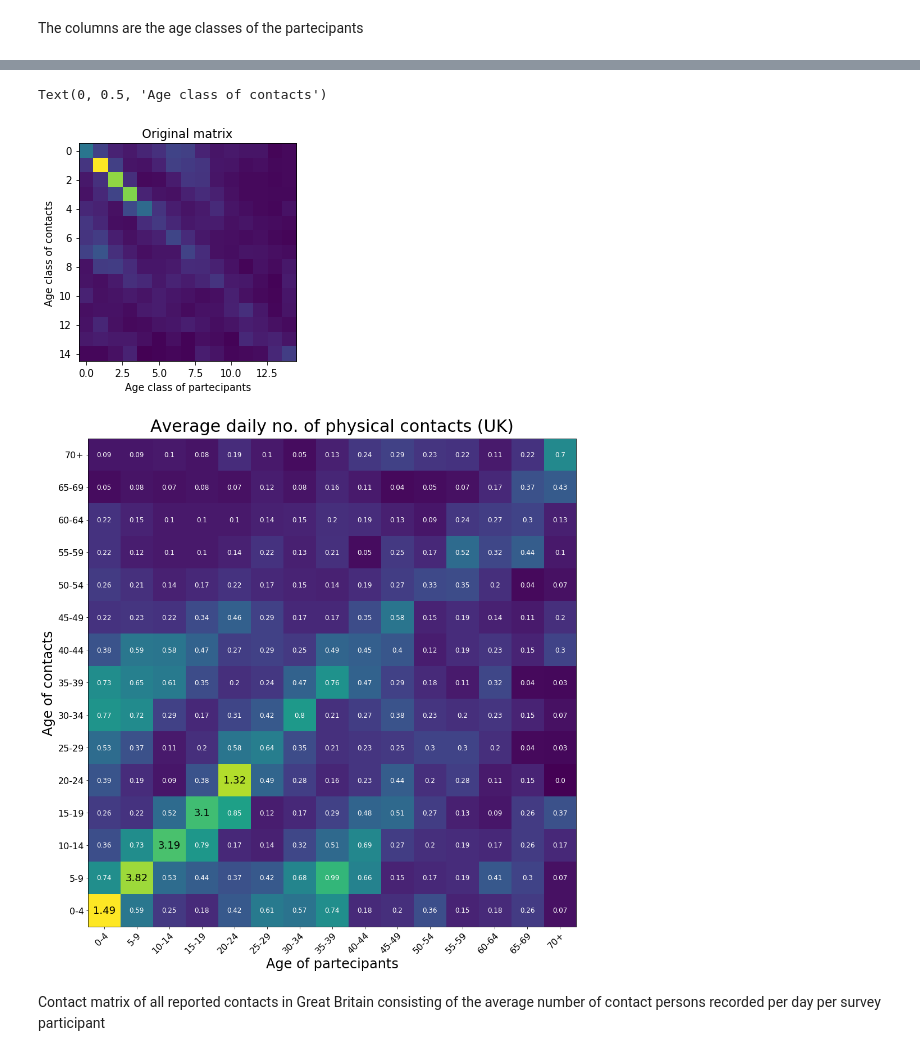
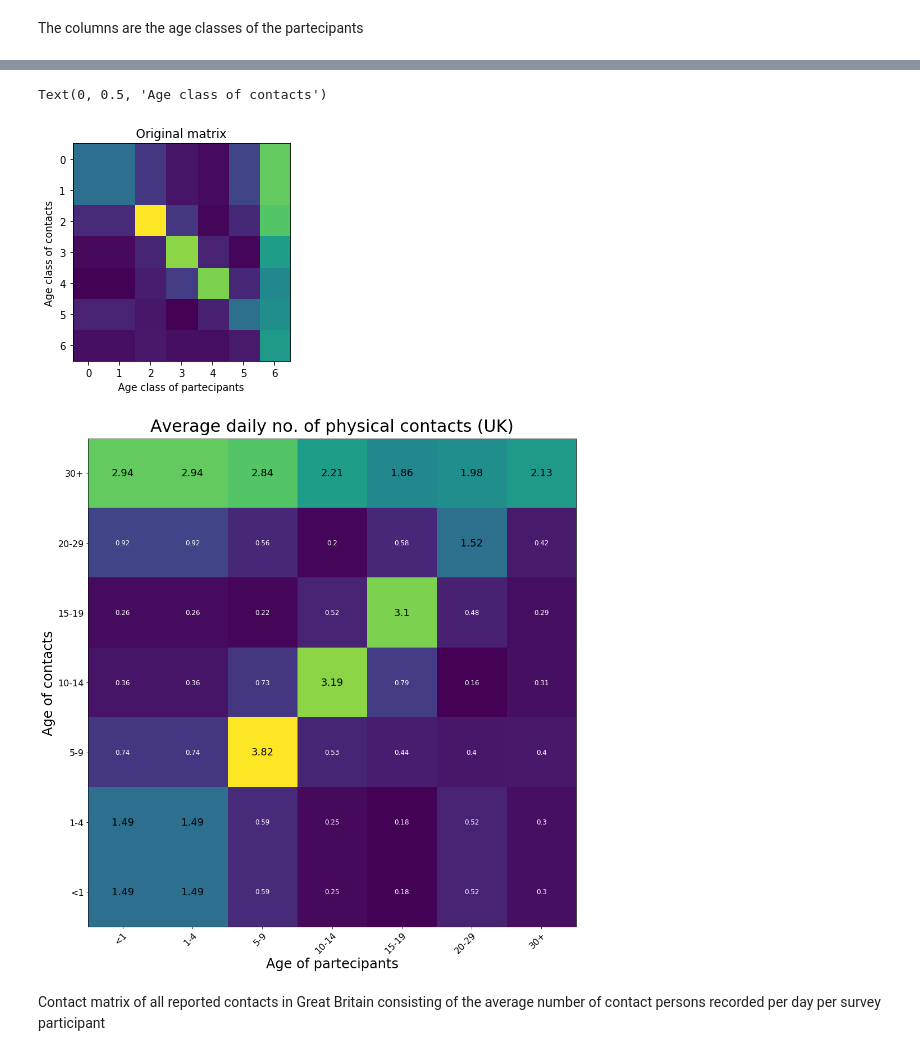
Before and after one commit to dhelekal/EpiRSG2020, a Jupyter notebook: data_nb/Polymod.ipynb, the cells around one changed output, grey strips where cells are left out. Saved outputs shown, nothing was run; the diff lists cells and outputs as text; code cells hidden in the pictures.

Commit message:
New plots

```diff
--- a/data_nb/Polymod.ipynb
+++ b/data_nb/Polymod.ipynb
@@ -6,10 +6,16 @@ we download the matrix with avg number of contacts per day of the partecipants d
 import pandas as pd
 import matplotlib.pyplot as plt
 import numpy as np
+# %%
+which_poly = "7_pool"
 # %%
-Polymod_data = pd.read_csv("./Physical_Contacts_Polymod.csv", header = 1, index_col = 0)
-Polymod_data.rename(columns={'00-04': '0-4', '|05-09|': '5-9', '|70+|': '70+'},
-                    index={'00-04': '0-4', '|05-09|': '5-9', '|70+|': '70+'}, inplace = True)
+if which_poly != "7_pool":
+    Polymod_data = pd.read_csv("./Physical_Contacts_Polymod.csv", header = 1, index_col = 0)
+    Polymod_data.rename(columns={'00-04': '0-4', '|05-09|': '5-9', '|70+|': '70+'},
+                        index={'00-04': '0-4', '|05-09|': '5-9', '|70+|': '70+'}, inplace = True)
+else:
+    Polymod_data = pd.read_csv("./Poly_7.csv", header = 0, index_col = 0)
+    Polymod_data = Polymod_data.iloc[np.hstack([6, np.arange(0,6)]),:]
 # %% [markdown]
 The columns are the age classes of the partecipants
 # %%
@@ -48,7 +46,7 @@ plt.xlabel("Age class of partecipants")
 plt.ylabel("Age class of contacts")
 # %% [output]
 Text(0, 0.5, 'Age class of contacts')
-[figure, old version]
+[figure, new version]
 # %%
 Classes_ticks = t_poly.columns.tolist()
 
@@ -59,32 +62,36 @@ Distorted_poly = np.where(False, polymod_mat_rot, np.exp( Distorted_poly/200))
 # %%
 fig, ax = plt.subplots(figsize = (16,16))
-im = ax.imshow(Distorted_poly)
+im = ax.imshow(polymod_mat_rot)
 
 # We want to show all ticks...
 ax.set_xticks(np.arange(len(Classes_ticks)))
 ax.set_yticks(np.arange(len(Classes_ticks)))
 # ... and label them with the respective list entries
 ax.set_xticklabels(Classes_ticks, fontsize=16)
 ax.set_yticklabels(np.flip(Classes_ticks), fontsize=16)
 
 # Rotate the tick labels and set their alignment.
 plt.setp(ax.get_xticklabels(), rotation=45, ha="right",
          rotation_mode="anchor")
 
 
 # Loop over data dimensions and create text annotations.
 for i in range(len(Classes_ticks)):
     for j in range(len(Classes_ticks)):
         if polymod_mat_rot[i, j]>1:
-            text = ax.text(j, i, polymod_mat_rot[i, j],
+            text = ax.text(j, i, np.round(polymod_mat_rot[i, j], 2),
                        ha="center", va="center", color="black", fontsize=18)
         else:
-            text = ax.text(j, i, polymod_mat_rot[i, j], ha="center", va="center", color="w", fontsize=12)
+            text = ax.text(j, i, np.round(polymod_mat_rot[i, j], 2), ha="center", va="center", color="w", fontsize=12)
 ax.set_xlabel("Age of partecipants", fontsize = 24)
 ax.set_ylabel("Age of contacts", fontsize = 24)
 ax.set_title("Average daily no. of physical contacts (UK)", fontsize = 30, pad = 12)
-plt.savefig("Polymod_heatmap.svg")
+#plt.savefig("Polymod_heatmap.svg")
+if which_poly != "7_pool":
+    plt.savefig("Polymod_heatmap_7.png")
+else:
+    plt.savefig("Polymod_heatmap.png")
 # %% [output]
-[figure, old version]
+[figure, new version]
 # %% [markdown]
 Contact matrix of all reported contacts in Great Britain consisting of the average number of contact persons recorded per day per survey participant
```
Also changed, not shown: parts of 2 cells of this notebook, 13 other files.
